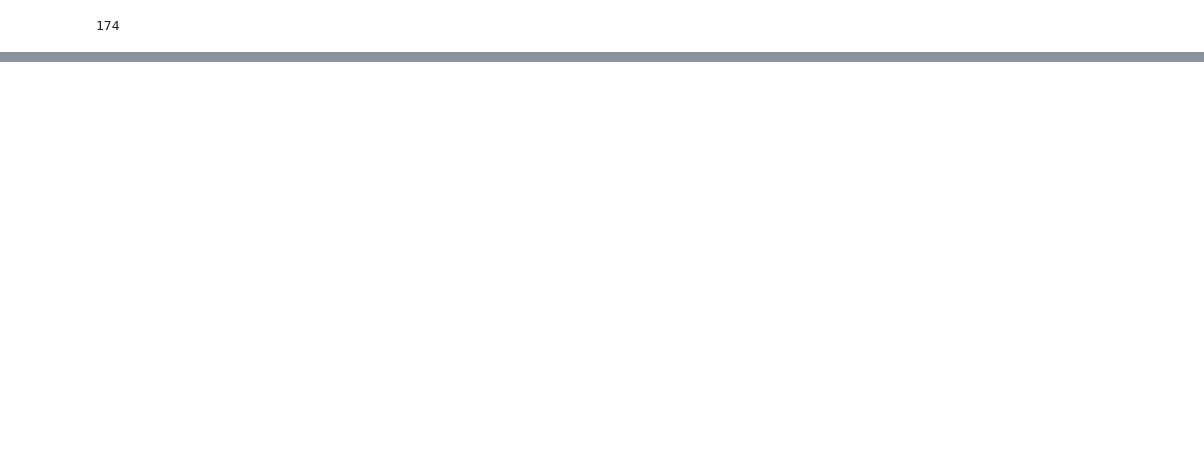
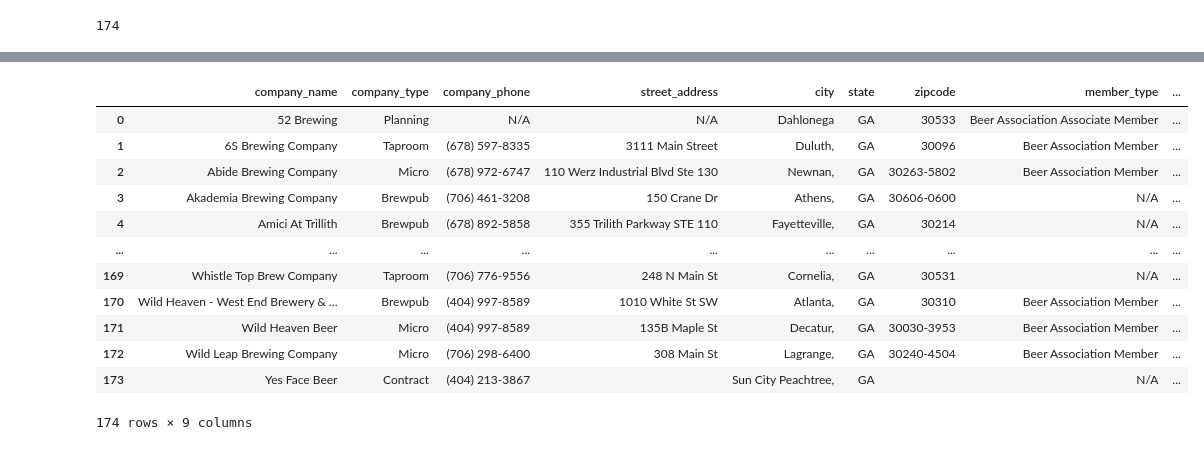
Before and after one commit to midhanaapril/Project3, a Jupyter notebook: Scraping_Beer.ipynb, the cells around one changed output, grey strips where cells are left out. Cells and saved outputs as stored; diff of their text form; code cells hidden in the pictures; blank space fills up the shorter version.

```diff
--- a/Scraping_Beer.ipynb
+++ b/Scraping_Beer.ipynb
@@ -107,31 +41,37 @@ False
 # %%
+#Scrape member types:
 member_type = []
 craft =[]
 
 member_str = 'https://s3-us-west-2.amazonaws.com/brewersassoc/wp-content/uploads/2019/05/BA_member-1.png'
 craft_seal = 'https://s3-us-west-2.amazonaws.com/brewersassoc/wp-content/uploads/2018/12/BA_Independent_Seal-2.svg'
+ba = 'https://s3-us-west-2.amazonaws.com/brewersassoc/wp-content/uploads/2019/05/ba_associate.png'
 
 
 for i in membership:
-    mark= a.find_all('img')
+    mark= i.find_all('img')
     if len(mark)==2:
         temp = []
         for j in mark:
-            temp.append(j)
+            temp.append(j['src'])
         if temp[0] == member_str:
             member_type.append('Beer Association Member')
             craft.append('Independent Craft Brewer')
-        else:
-            member_type.append('Beer Association Associate Member')
-            craft.append('Independent Craft Brewer')
+        elif temp[0] == ba:
+            craft.append('Beer Association Associate Member')
+            member_type.append('Independent Craft Brewer')
     elif len(mark)==1:
         temp = []
         for j in mark:
-            temp.append(j)
-        if temp == member_str:
+            temp.append(j['src'])
+        if temp[0] == member_str:
             member_type.append('Beer Association Member')
+        elif temp[0] == craft_seal:
+            craft.append('Independent Craft Brewer')
+            member_type.append('N/A')
         else:
             member_type.append('Beer Association Associate Member')
+            craft.append('N/A')
     else:
-        member_type.append('NA')
-        craft.append('NA')
+        member_type.append('N/A')
+        craft.append('N/A')
@@ -141,0 +78,3 @@ craft
+# %%
+company_listing= breweries.find_all('div', class_='company-listing')
+company_listing
@@ -141,0 +150,31 @@ craft
+# %%
+#transform to dictionary to convert to pandas object
+beer_dict = {
+    "company_name": company_name,
+    "company_type": company_type,
+    "company_phone": company_phone,
+    "street_address": street_address,
+    "city": city,
+    "state": state,
+    "zipcode": zipcode,
+    "member_type": member_type,
+    "independent_craft": craft
+}
+# %%
+beerDB = pd.DataFrame(beer_dict)
+# %%
+beerDB
+# %% [output]
+|  | company_name | company_type | company_phone | street_address | city | state | zipcode | member_type | ... |
+| 0 | 52 Brewing | Planning | N/A | N/A | Dahlonega | GA | 30533 | Beer Association Associate Member | ... |
+| 1 | 6S Brewing Company | Taproom | (678) 597-8335 | 3111 Main Street | Duluth, | GA | 30096 | Beer Association Member | ... |
+| 2 | Abide Brewing Company | Micro | (678) 972-6747 | 110 Werz Industrial Blvd Ste 130 | Newnan, | GA | 30263-5802 | Beer Association Member | ... |
+| 3 | Akademia Brewing Company | Brewpub | (706) 461-3208 | 150 Crane Dr | Athens, | GA | 30606-0600 | N/A | ... |
+| 4 | Amici At Trillith | Brewpub | (678) 892-5858 | 355 Trilith Parkway STE 110 | Fayetteville, | GA | 30214 | N/A | ... |
+| ... | ... | ... | ... | ... | ... | ... | ... | ... | ... |
+| 169 | Whistle Top Brew Company | Taproom | (706) 776-9556 | 248 N Main St | Cornelia, | GA | 30531 | N/A | ... |
+| 170 | Wild Heaven - West End Brewery & ... | Brewpub | (404) 997-8589 | 1010 White St SW | Atlanta, | GA | 30310 | Beer Association Member | ... |
+| 171 | Wild Heaven Beer | Micro | (404) 997-8589 | 135B Maple St | Decatur, | GA | 30030-3953 | Beer Association Member | ... |
+| 172 | Wild Leap Brewing Company | Micro | (706) 298-6400 | 308 Main St | Lagrange, | GA | 30240-4504 | Beer Association Member | ... |
+| 173 | Yes Face Beer | Contract | (404) 213-3867 |  | Sun City Peachtree, | GA |  | N/A | ... |
+174 rows × 9 columns
```
Also changed, not shown: parts of 19 cells of this notebook, 1 other file.
